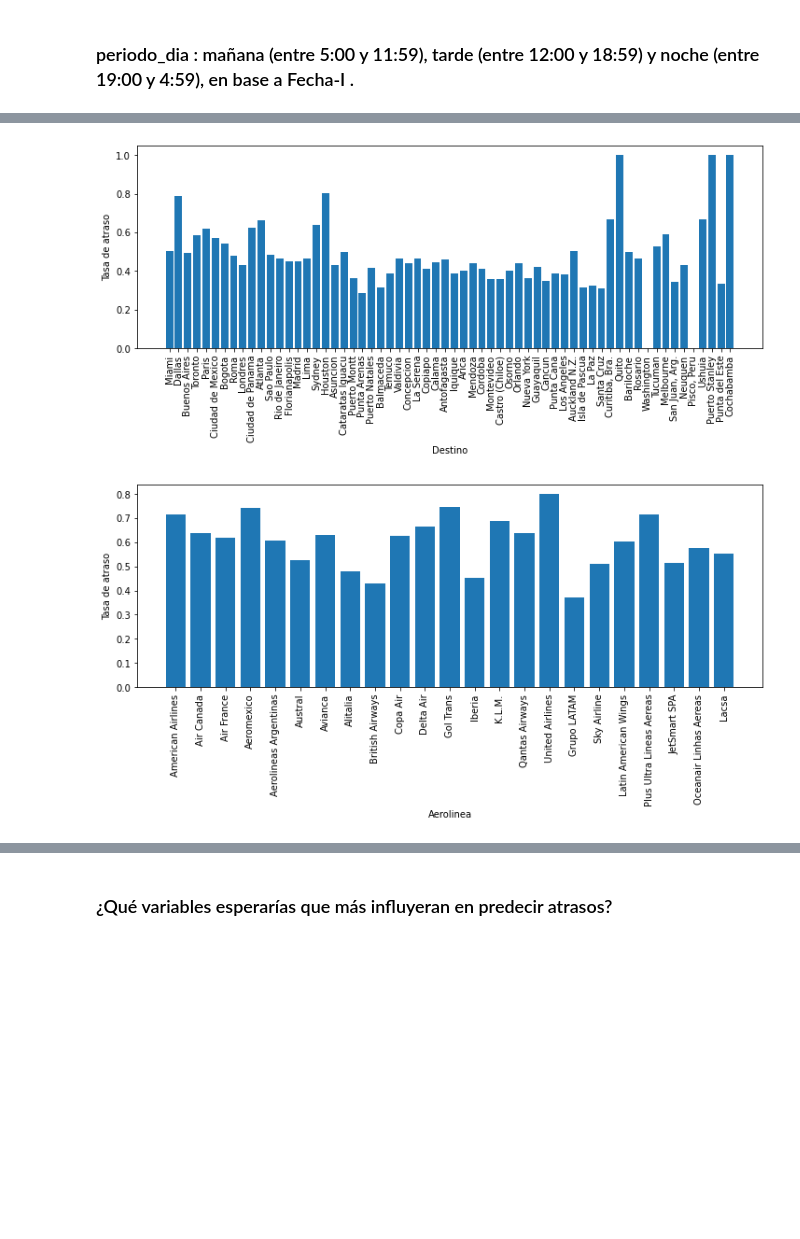
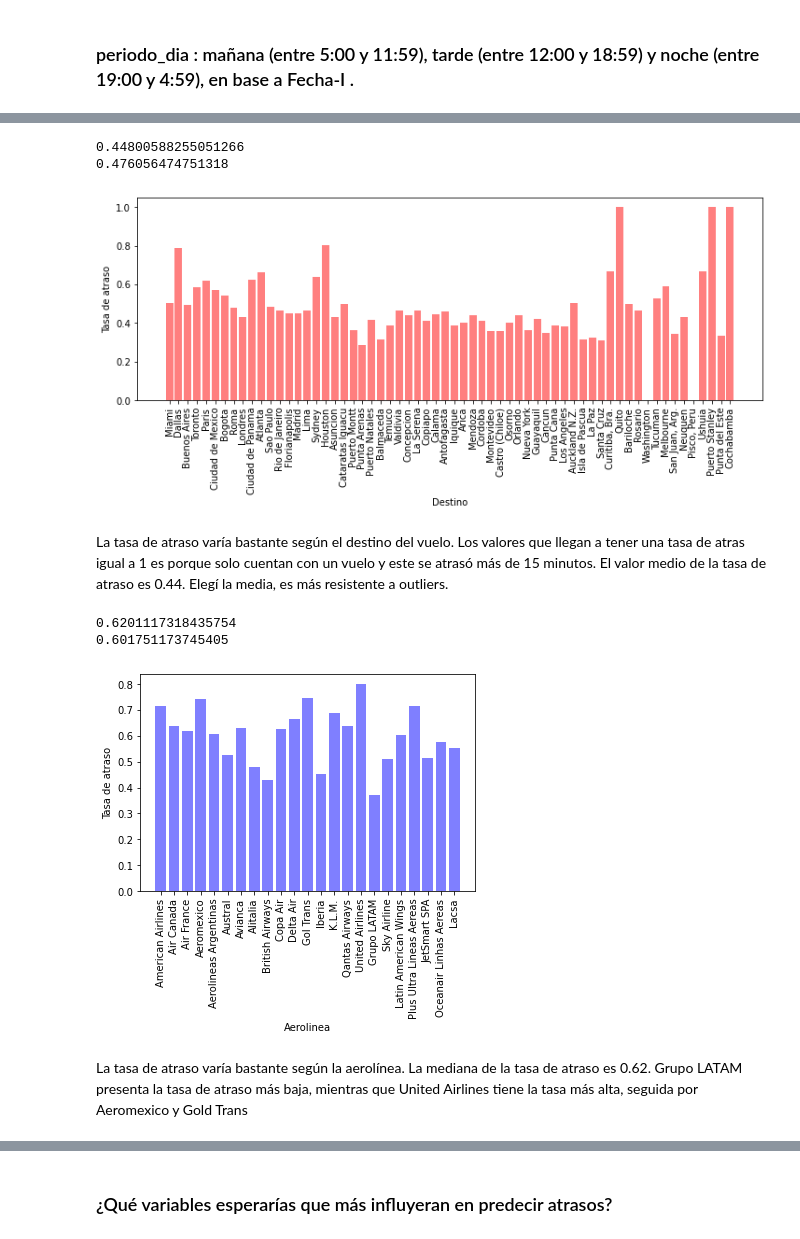
Before and after one commit to lorenagh/latam, a Jupyter notebook: solution.ipynb, the cells around one changed output, grey strips where cells are left out. Cells and saved outputs as stored; diff of their text form; code cells hidden in the pictures; blank space fills up the shorter version.

```diff
--- a/solution.ipynb
+++ b/solution.ipynb
@@ -35,0 +109,4 @@ memory usage: 9.4+ MB
+# %%
+data['Fecha-O']=pd.DataFrame(data['Fecha-O'])
+data['Fecha-O']= pd.to_datetime(data['Fecha-O'])
+data['Fecha-O'].dt.date.unique()
@@ -35,0 +248,18 @@ memory usage: 9.4+ MB
+# %%
+import matplotlib.pyplot as plt
+import seaborn as sns
+import numpy as np
+import statistics as stat
+data['Fecha-I']=pd.DataFrame(data['Fecha-I'])
+data['Fecha-I']= pd.to_datetime(data['Fecha-I'])
+
+moda = stat.mode(data['Fecha-I'].dt.date)
+print('La moda es '+str(moda))
+
+
+plt.hist(data['Fecha-I'].dt.date, bins=12, rwidth=0.8, color = 'r', alpha = 0.5)
+plt.xticks(rotation = 'vertical')
+plt.xlabel('Fecha')
+plt.ylabel("Número de vuelos programados", labelpad=14)
+plt.title("Número vuelos programados en determinada fecha")
+plt.show()
@@ -35,0 +351,13 @@ memory usage: 9.4+ MB
+# %%
+
+data['Fecha-O']=pd.DataFrame(data['Fecha-O'])
+data['Fecha-O']= pd.to_datetime(data['Fecha-O'])
+moda = stat.mode(data['Fecha-O'].dt.date)
+print('La moda es '+str(moda))
+
+plt.hist(data['Fecha-O'].dt.date, bins=12, rwidth=0.8, color = 'r', alpha = 0.5)
+plt.xticks(rotation = 'vertical')
+plt.xlabel('Fecha')
+plt.ylabel("Número de vuelos operados", labelpad=14)
+plt.title("Número de vuelos operados en determinada fecha")
+plt.show()
@@ -131,38 +659,57 @@ for i in variables:
     lenatr = len(atraso['Fecha-I'])
     tasa.append(lenatr/lendes)
 #print(des,tasa)
+
+mediana = np.median(tasa)
+promedio = np.mean(tasa)
+
+print(mediana)
+print(promedio)
 fig = plt.figure(figsize = (12,4))
 
-plt.bar(var, tasa)
+plt.bar(var, tasa, color = 'r', alpha = 0.5)
 plt.xlabel('Destino')
 plt.ylabel('Tasa de atraso')
 plt.xticks(rotation='vertical')
 
 plt.show()
 # %% [output]
+0.44800588255051266
+0.476056474751318
-[figure, old version]
+[figure, new version]
+# %% [markdown]
+La tasa de atraso varía bastante según el destino del vuelo. Los valores que llegan a tener una tasa de atras igual a 1 es porque solo cuentan con un vuelo y este se atrasó más de 15 minutos. El valor medio de la tasa de atraso es 0.44. Elegí la media, es más resistente a outliers.
 # %%
 variables = data['OPERA'].unique()
 
 var,tasa   = [], []
 
 for i in variables:
     var.append(i)
     variable = data[data['OPERA'] == str(i)]
     atraso  = variable[variable['atraso_15'] == 1]
     lendes = len(variable['Fecha-I'])
     lenatr = len(atraso['Fecha-I'])
     tasa.append(lenatr/lendes)
 
-fig = plt.figure(figsize = (12,4))
+mediana = np.median(tasa)
+promedio = np.mean(tasa)
 
-plt.bar(var, tasa)
+print(mediana)
+print(promedio)
+fig = plt.figure(figsize = (6,4))
+
+plt.bar(var, tasa, color = 'b', alpha = 0.5)
 plt.xlabel('Aerolinea')
 plt.ylabel('Tasa de atraso')
 plt.xticks(rotation='vertical')
 plt.show()
 # %% [output]
+0.6201117318435754
+0.601751173745405
-[figure, old version]
+[figure, new version]
+# %% [markdown]
+La tasa de atraso varía bastante según la aerolínea. La mediana de la tasa de atraso es 0.62. Grupo LATAM presenta la tasa de atraso más baja, mientras que United Airlines tiene la tasa más alta, seguida por Aeromexico y Gold Trans
 # %%
 variables = data['DIANOM'].unique()
 
```
Also changed, not shown: parts of 73 cells of this notebook, 1 other file.
